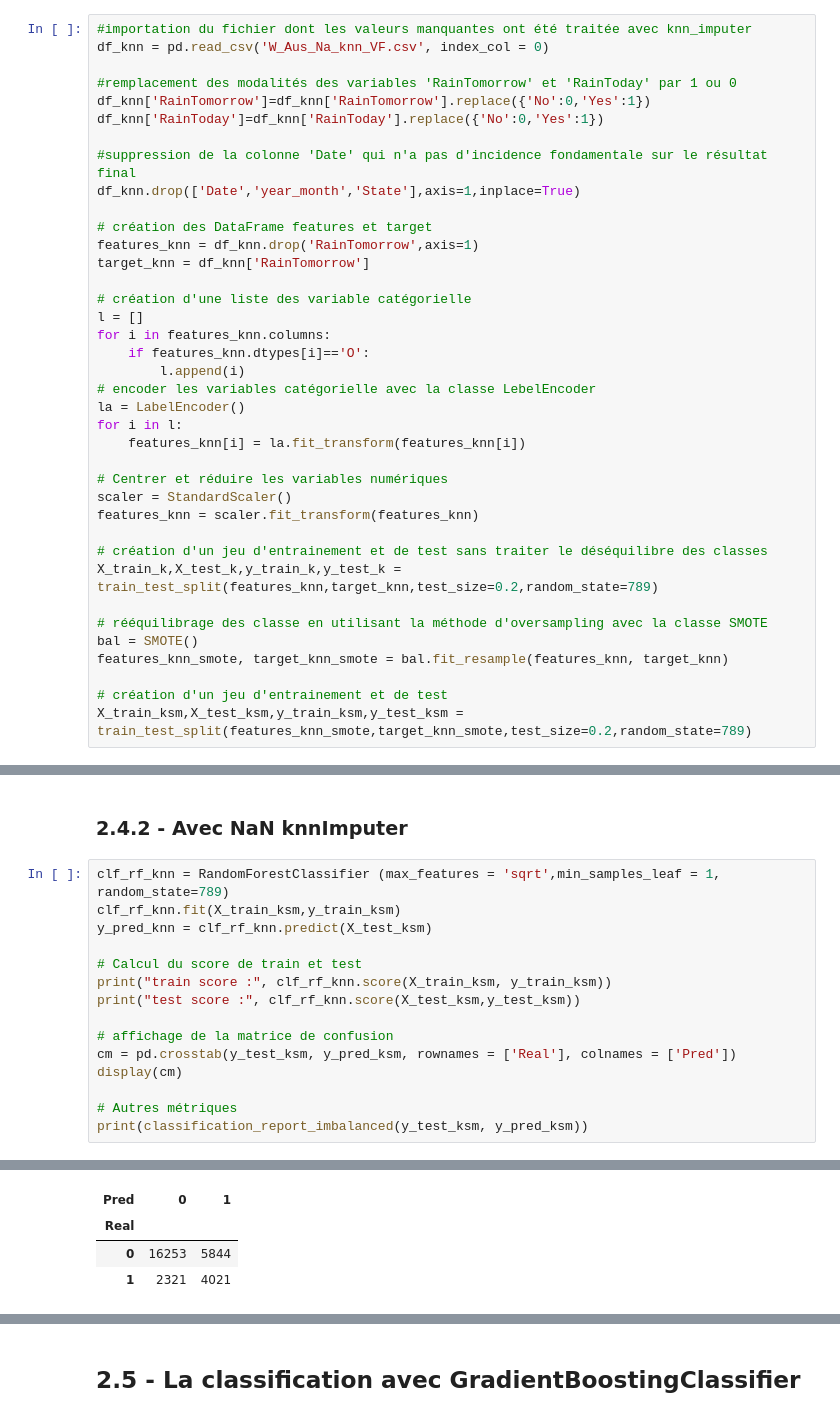
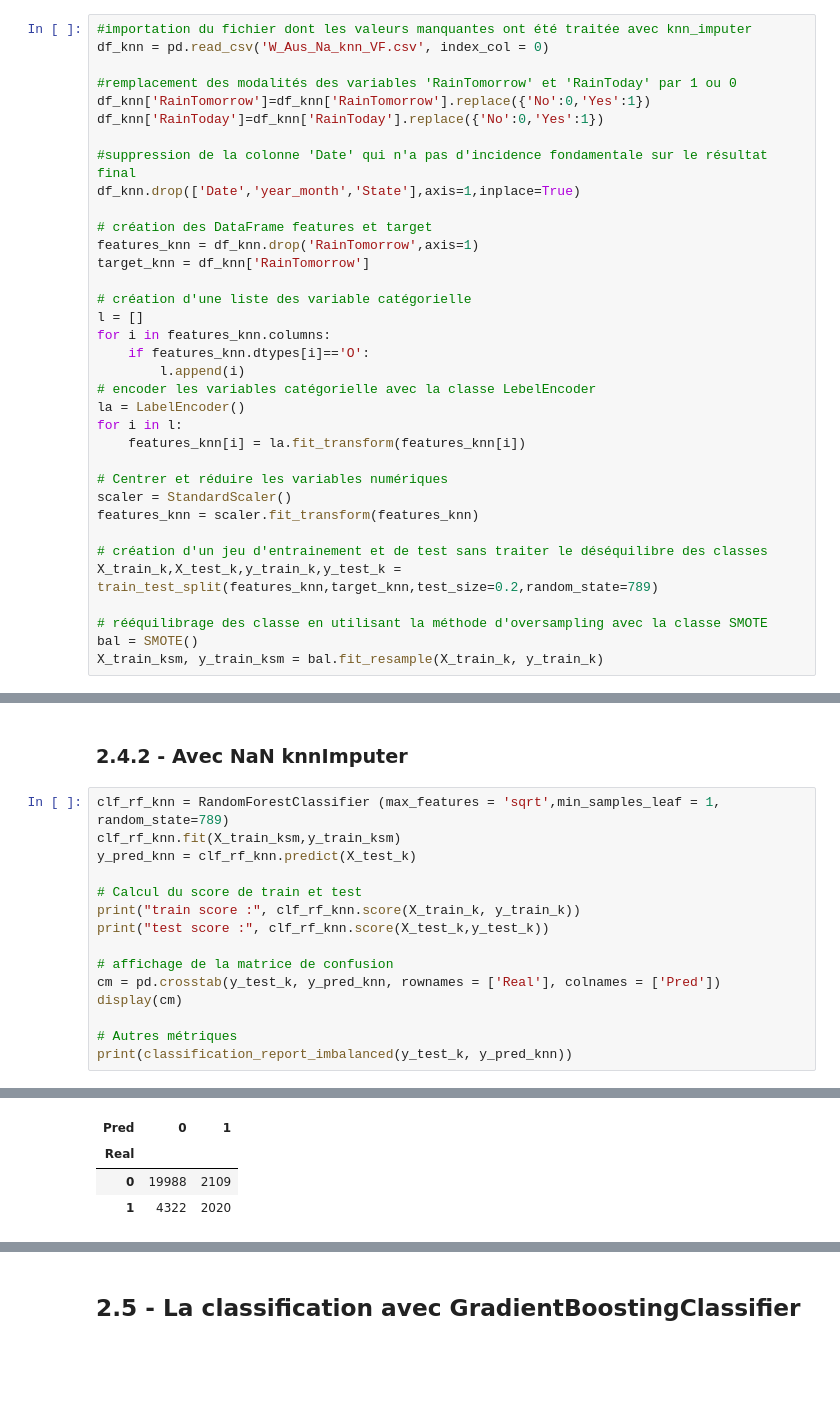
Before and after one commit to Romainpf/RainTomorrw, a Jupyter notebook: fev22_bds_meteo_V4.1.ipynb, the cells around one changed output, grey strips where cells are left out. Saved outputs shown, nothing was run; the diff lists cells and outputs as text; blank space fills up the shorter version.

```diff
--- a/fev22_bds_meteo_V4.1.ipynb
+++ b/fev22_bds_meteo_V4.1.ipynb
@@ -707,10 +704,7 @@ X_train_k,X_test_k,y_train_k,y_test_k = train_test_split(features_knn,target_knn
 
 # rééquilibrage des classe en utilisant la méthode d'oversampling avec la classe SMOTE
 bal = SMOTE()
-features_knn_smote, target_knn_smote = bal.fit_resample(features_knn, target_knn)
-
-# création d'un jeu d'entrainement et de test
-X_train_ksm,X_test_ksm,y_train_ksm,y_test_ksm = train_test_split(features_knn_smote,target_knn_smote,test_size=0.2,random_state=789)
+X_train_ksm, y_train_ksm = bal.fit_resample(X_train_k, y_train_k)
 # %% [markdown]
 # 2 - MODELISATION
 # %% [markdown]
@@ -1098,16 +1121,16 @@ avg / total       0.91      0.91      0.91      0.91      0.91      0.82     441
 # %%
 clf_rf_knn = RandomForestClassifier (max_features = 'sqrt',min_samples_leaf = 1, random_state=789)
 clf_rf_knn.fit(X_train_ksm,y_train_ksm)
-y_pred_knn = clf_rf_knn.predict(X_test_ksm)
+y_pred_knn = clf_rf_knn.predict(X_test_k)
 
 # Calcul du score de train et test
-print("train score :", clf_rf_knn.score(X_train_ksm, y_train_ksm))
-print("test score :", clf_rf_knn.score(X_test_ksm,y_test_ksm))
+print("train score :", clf_rf_knn.score(X_train_k, y_train_k))
+print("test score :", clf_rf_knn.score(X_test_k,y_test_k))
 
 # affichage de la matrice de confusion
-cm = pd.crosstab(y_test_ksm, y_pred_ksm, rownames = ['Real'], colnames = ['Pred'])
+cm = pd.crosstab(y_test_k, y_pred_knn, rownames = ['Real'], colnames = ['Pred'])
 display(cm)
 
 # Autres métriques
-print(classification_report_imbalanced(y_test_ksm, y_pred_ksm))
+print(classification_report_imbalanced(y_test_k, y_pred_knn))
 # %% [output]
@@ -1116,6 +1139,6 @@ test score : 0.7128942649178944
 | Pred | 0 | 1 |
 | Real |  |  |
-| 0 | 16253 | 5844 |
-| 1 | 2321 | 4021 |
+| 0 | 19988 | 2109 |
+| 1 | 4322 | 2020 |
                    pre       rec       spe        f1       geo       iba       sup
 
```
Also changed, not shown: parts of 14 cells of this notebook.
